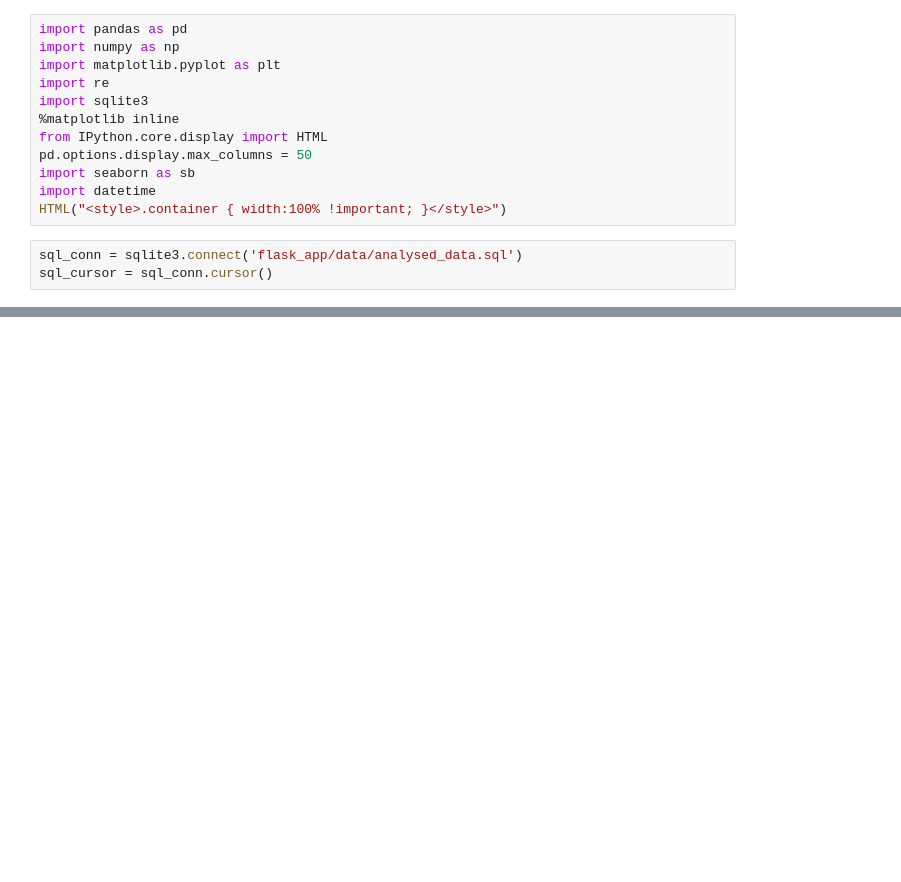
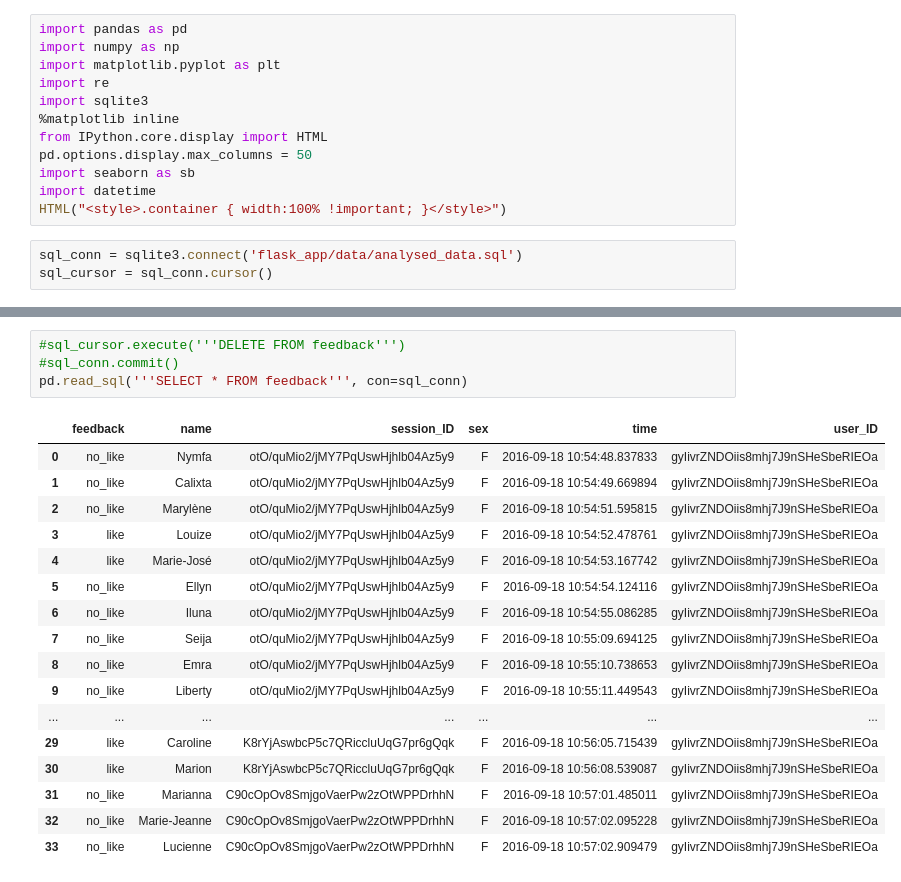
Before and after one commit to kvanlombeek/namabayi, a Jupyter notebook: Database modifications during dev.ipynb, the cells around one changed output, grey strips where cells are left out. Drawn from its saved outputs; the diff is of its cells as text; blank space fills up the shorter version.

```diff
--- a/Database modifications during dev.ipynb
+++ b/Database modifications during dev.ipynb
@@ -20,0 +37,22 @@ pd.read_sql('''SELECT * FROM name_lookups''', con=sql_conn)
+# %%
+#sql_cursor.execute('''DELETE FROM feedback''')
+#sql_conn.commit()
+pd.read_sql('''SELECT * FROM feedback''', con=sql_conn)
+# %% [output]
+|  | feedback | name | session_ID | sex | time | user_ID |
+| 0 | no_like | Nymfa | otO/quMio2/jMY7PqUswHjhlb04Az5y9 | F | 2016-09-18 10:54:48.837833 | gyIivrZNDOiis8mhj7J9nSHeSbeRIEOa |
+| 1 | no_like | Calixta | otO/quMio2/jMY7PqUswHjhlb04Az5y9 | F | 2016-09-18 10:54:49.669894 | gyIivrZNDOiis8mhj7J9nSHeSbeRIEOa |
+| 2 | no_like | Marylène | otO/quMio2/jMY7PqUswHjhlb04Az5y9 | F | 2016-09-18 10:54:51.595815 | gyIivrZNDOiis8mhj7J9nSHeSbeRIEOa |
+| 3 | like | Louize | otO/quMio2/jMY7PqUswHjhlb04Az5y9 | F | 2016-09-18 10:54:52.478761 | gyIivrZNDOiis8mhj7J9nSHeSbeRIEOa |
+| 4 | like | Marie-José | otO/quMio2/jMY7PqUswHjhlb04Az5y9 | F | 2016-09-18 10:54:53.167742 | gyIivrZNDOiis8mhj7J9nSHeSbeRIEOa |
+| 5 | no_like | Ellyn | otO/quMio2/jMY7PqUswHjhlb04Az5y9 | F | 2016-09-18 10:54:54.124116 | gyIivrZNDOiis8mhj7J9nSHeSbeRIEOa |
+| 6 | no_like | Iluna | otO/quMio2/jMY7PqUswHjhlb04Az5y9 | F | 2016-09-18 10:54:55.086285 | gyIivrZNDOiis8mhj7J9nSHeSbeRIEOa |
+| 7 | no_like | Seija | otO/quMio2/jMY7PqUswHjhlb04Az5y9 | F | 2016-09-18 10:55:09.694125 | gyIivrZNDOiis8mhj7J9nSHeSbeRIEOa |
+| 8 | no_like | Emra | otO/quMio2/jMY7PqUswHjhlb04Az5y9 | F | 2016-09-18 10:55:10.738653 | gyIivrZNDOiis8mhj7J9nSHeSbeRIEOa |
+| 9 | no_like | Liberty | otO/quMio2/jMY7PqUswHjhlb04Az5y9 | F | 2016-09-18 10:55:11.449543 | gyIivrZNDOiis8mhj7J9nSHeSbeRIEOa |
+| ... | ... | ... | ... | ... | ... | ... |
+| 29 | like | Caroline | K8rYjAswbcP5c7QRiccluUqG7pr6gQqk | F | 2016-09-18 10:56:05.715439 | gyIivrZNDOiis8mhj7J9nSHeSbeRIEOa |
+| 30 | like | Marion | K8rYjAswbcP5c7QRiccluUqG7pr6gQqk | F | 2016-09-18 10:56:08.539087 | gyIivrZNDOiis8mhj7J9nSHeSbeRIEOa |
+| 31 | no_like | Marianna | C90cOpOv8SmjgoVaerPw2zOtWPPDrhhN | F | 2016-09-18 10:57:01.485011 | gyIivrZNDOiis8mhj7J9nSHeSbeRIEOa |
+| 32 | no_like | Marie-Jeanne | C90cOpOv8SmjgoVaerPw2zOtWPPDrhhN | F | 2016-09-18 10:57:02.095228 | gyIivrZNDOiis8mhj7J9nSHeSbeRIEOa |
+| 33 | no_like | Lucienne | C90cOpOv8SmjgoVaerPw2zOtWPPDrhhN | F | 2016-09-18 10:57:02.909479 | gyIivrZNDOiis8mhj7J9nSHeSbeRIEOa |
```
Also changed, not shown: parts of 1 cell of this notebook, 8 other files.
